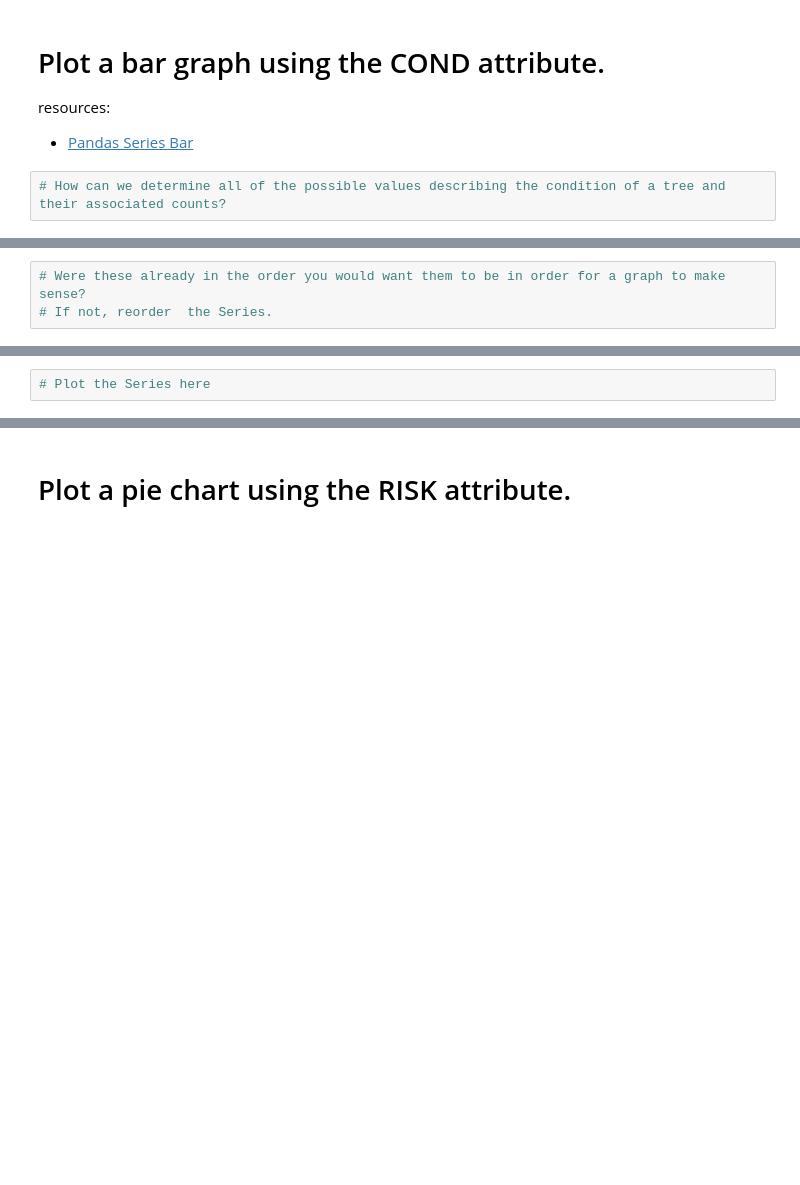
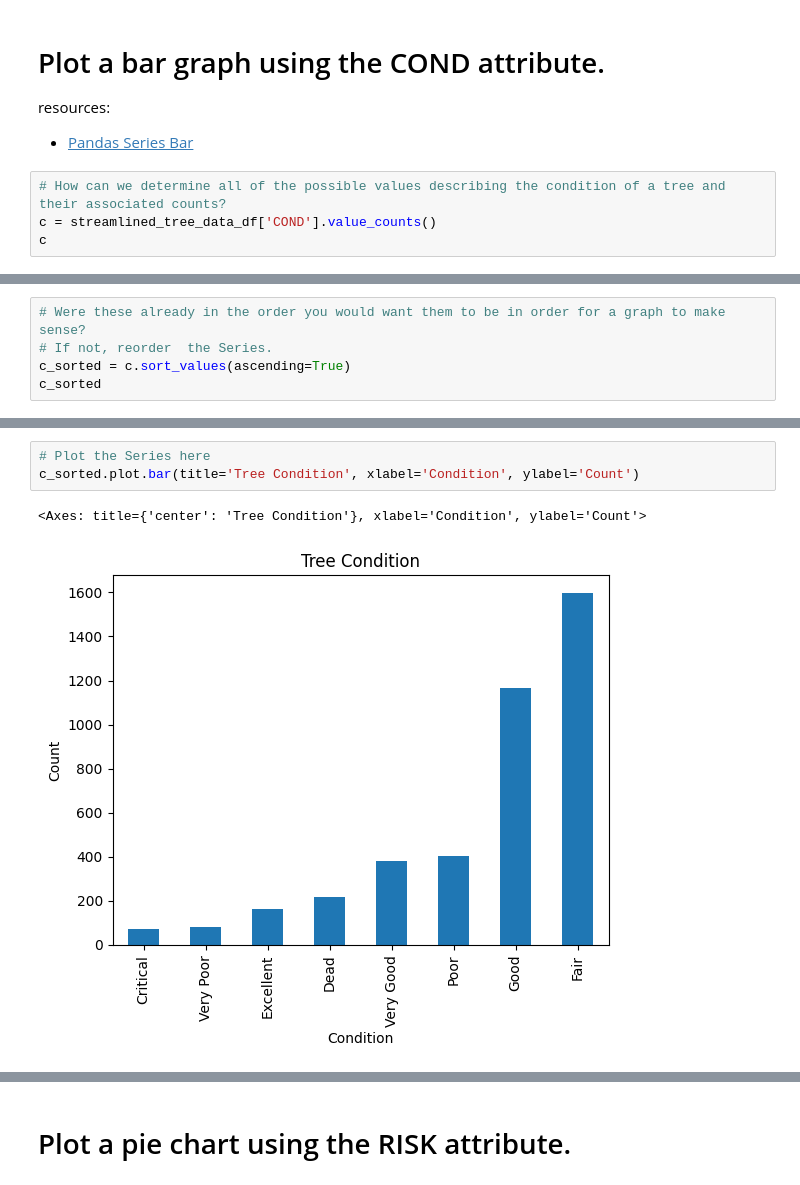
Before and after one commit to KunleAdeyanju/DataEngineering.Labs.CityOfNewarkDETreeSurvey, a Jupyter notebook: newark_de_tree_survey.ipynb, the cells around one changed output, grey strips where cells are left out. Drawn from its saved outputs; the diff is of its cells as text; blank space fills up the shorter version.

Commit message:
up to Plot pie chart

```diff
--- a/newark_de_tree_survey.ipynb
+++ b/newark_de_tree_survey.ipynb
@@ -164,3 +164,5 @@ resources:
 * [Pandas Series Bar](https://pandas.pydata.org/pandas-docs/stable/reference/api/pandas.Series.plot.bar.html#pandas.Series.plot.bar)
 # %%
 # How can we determine all of the possible values describing the condition of a tree and their associated counts?
+c = streamlined_tree_data_df['COND'].value_counts()
+c
@@ -167,3 +180,5 @@ resources:
 # %%
 # Were these already in the order you would want them to be in order for a graph to make sense?
 # If not, reorder  the Series.
+c_sorted = c.sort_values(ascending=True)
+c_sorted
@@ -170,4 +196,8 @@ resources:
 # %%
 # Plot the Series here
+c_sorted.plot.bar(title='Tree Condition', xlabel='Condition', ylabel='Count')
+# %% [output]
+<Axes: title={'center': 'Tree Condition'}, xlabel='Condition', ylabel='Count'>
+[figure, added]
 # %%
 # How many entries have missing values for the COND attribute? Why are these values missing?
```
Also changed, not shown: parts of 3 cells of this notebook.
